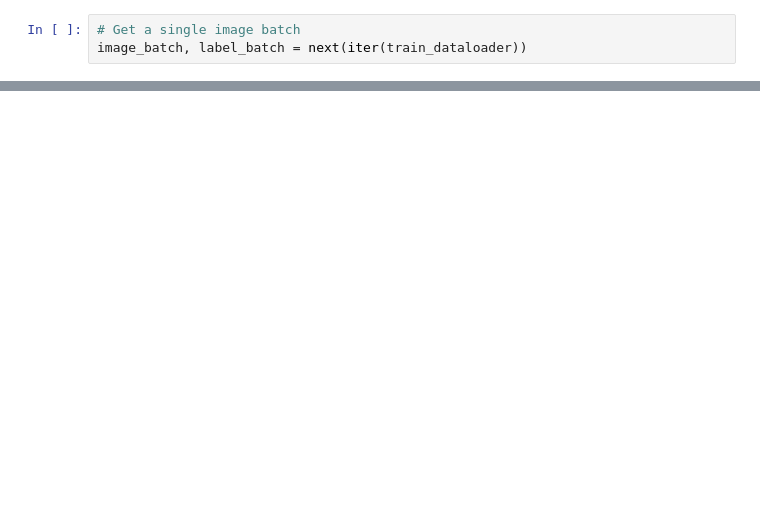
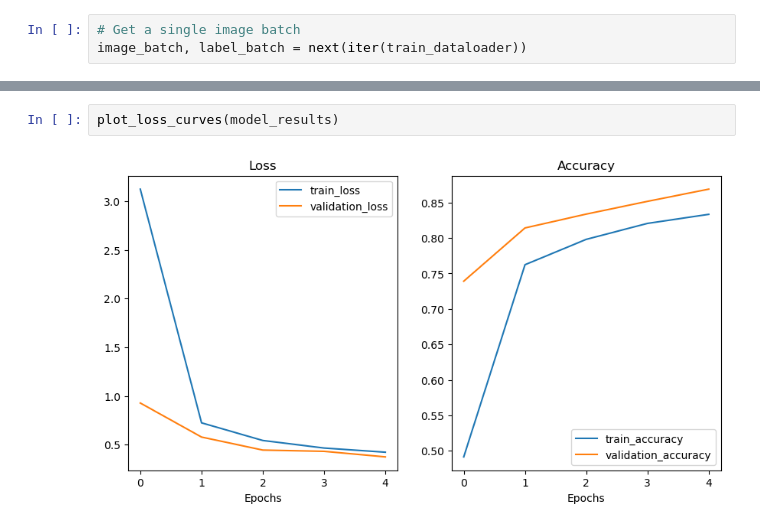
Before and after one commit to J-Mina/AQAUIS, a Jupyter notebook: Code/resnet18_1k_impl.ipynb, the cells around one changed output, grey strips where cells are left out. Drawn from its saved outputs; the diff is of its cells as text; blank space fills up the shorter version.

```diff
--- a/Code/resnet18_1k_impl.ipynb
+++ b/Code/resnet18_1k_impl.ipynb
@@ -135,0 +91,4 @@ print(f"Total training time: {end_time-start_time:.3f} seconds")
+# %%
+plot_loss_curves(model_results)
+# %% [output]
+[figure, added]
```
Also changed, not shown: parts of 7 cells of this notebook, 5 other files.
